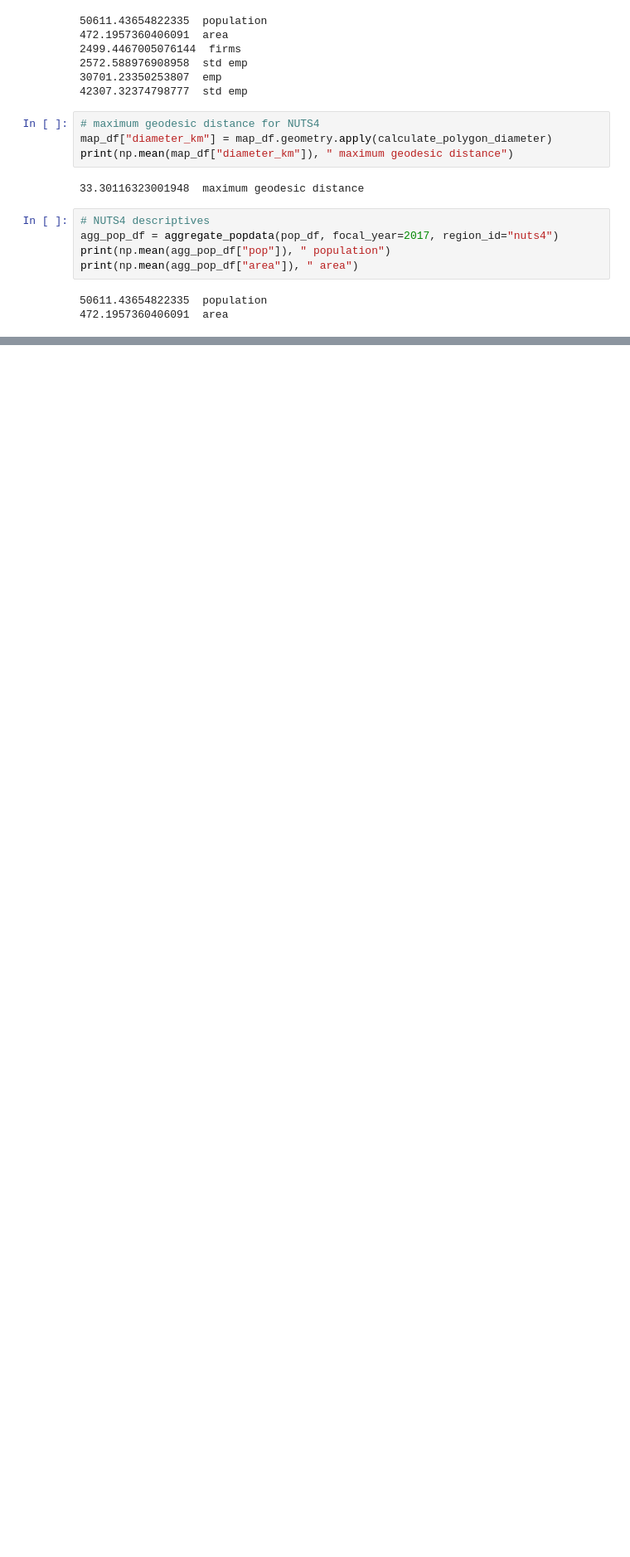
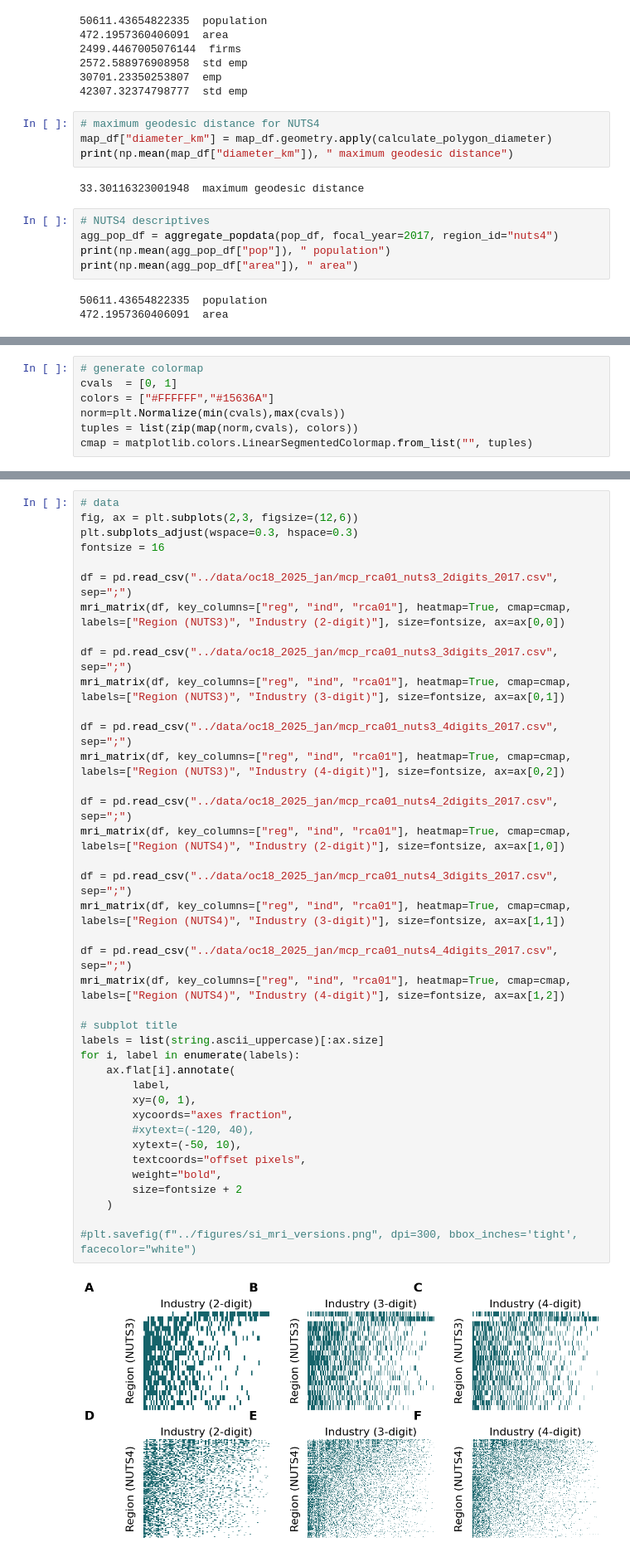
Before and after one commit to sandorjuhasz/coagglomeration, a Jupyter notebook: code/06b_revision.ipynb, the cells around one changed output, grey strips where cells are left out. Shown at 83% size. Drawn from its saved outputs; the diff is of its cells as text; blank space fills up the shorter version.

Commit message:
Mri -- different mcp version for revision

```diff
--- a/code/06b_revision.ipynb
+++ b/code/06b_revision.ipynb
@@ -637,0 +633,7 @@ print(np.mean(agg_pop_df["area"]), " area")
+# %%
+# generate colormap
+cvals  = [0, 1]
+colors = ["#FFFFFF","#15636A"]
+norm=plt.Normalize(min(cvals),max(cvals))
+tuples = list(zip(map(norm,cvals), colors))
+cmap = matplotlib.colors.LinearSegmentedColormap.from_list("", tuples)
@@ -637,0 +672,41 @@ print(np.mean(agg_pop_df["area"]), " area")
+# %%
+# data
+fig, ax = plt.subplots(2,3, figsize=(12,6))
+plt.subplots_adjust(wspace=0.3, hspace=0.3)
+fontsize = 16
+
+df = pd.read_csv("../data/oc18_2025_jan/mcp_rca01_nuts3_2digits_2017.csv", sep=";")
+mri_matrix(df, key_columns=["reg", "ind", "rca01"], heatmap=True, cmap=cmap, labels=["Region (NUTS3)", "Industry (2-digit)"], size=fontsize, ax=ax[0,0])
+
+df = pd.read_csv("../data/oc18_2025_jan/mcp_rca01_nuts3_3digits_2017.csv", sep=";")
+mri_matrix(df, key_columns=["reg", "ind", "rca01"], heatmap=True, cmap=cmap, labels=["Region (NUTS3)", "Industry (3-digit)"], size=fontsize, ax=ax[0,1])
+
+df = pd.read_csv("../data/oc18_2025_jan/mcp_rca01_nuts3_4digits_2017.csv", sep=";")
+mri_matrix(df, key_columns=["reg", "ind", "rca01"], heatmap=True, cmap=cmap, labels=["Region (NUTS3)", "Industry (4-digit)"], size=fontsize, ax=ax[0,2])
+
+df = pd.read_csv("../data/oc18_2025_jan/mcp_rca01_nuts4_2digits_2017.csv", sep=";")
+mri_matrix(df, key_columns=["reg", "ind", "rca01"], heatmap=True, cmap=cmap, labels=["Region (NUTS4)", "Industry (2-digit)"], size=fontsize, ax=ax[1,0])
+
+df = pd.read_csv("../data/oc18_2025_jan/mcp_rca01_nuts4_3digits_2017.csv", sep=";")
+mri_matrix(df, key_columns=["reg", "ind", "rca01"], heatmap=True, cmap=cmap, labels=["Region (NUTS4)", "Industry (3-digit)"], size=fontsize, ax=ax[1,1])
+
+df = pd.read_csv("../data/oc18_2025_jan/mcp_rca01_nuts4_4digits_2017.csv", sep=";")
+mri_matrix(df, key_columns=["reg", "ind", "rca01"], heatmap=True, cmap=cmap, labels=["Region (NUTS4)", "Industry (4-digit)"], size=fontsize, ax=ax[1,2])
+
+# subplot title
+labels = list(string.ascii_uppercase)[:ax.size]
+for i, label in enumerate(labels):
+    ax.flat[i].annotate(
+        label,
+        xy=(0, 1),
+        xycoords="axes fraction",
+        #xytext=(-120, 40),
+        xytext=(-50, 10),
+        textcoords="offset pixels",
+        weight="bold",
+        size=fontsize + 2
+    )
+
+#plt.savefig(f"../figures/si_mri_versions.png", dpi=300, bbox_inches='tight', facecolor="white")
+# %% [output]
+[figure, added]
```
Also changed, not shown: parts of 5 cells of this notebook.
